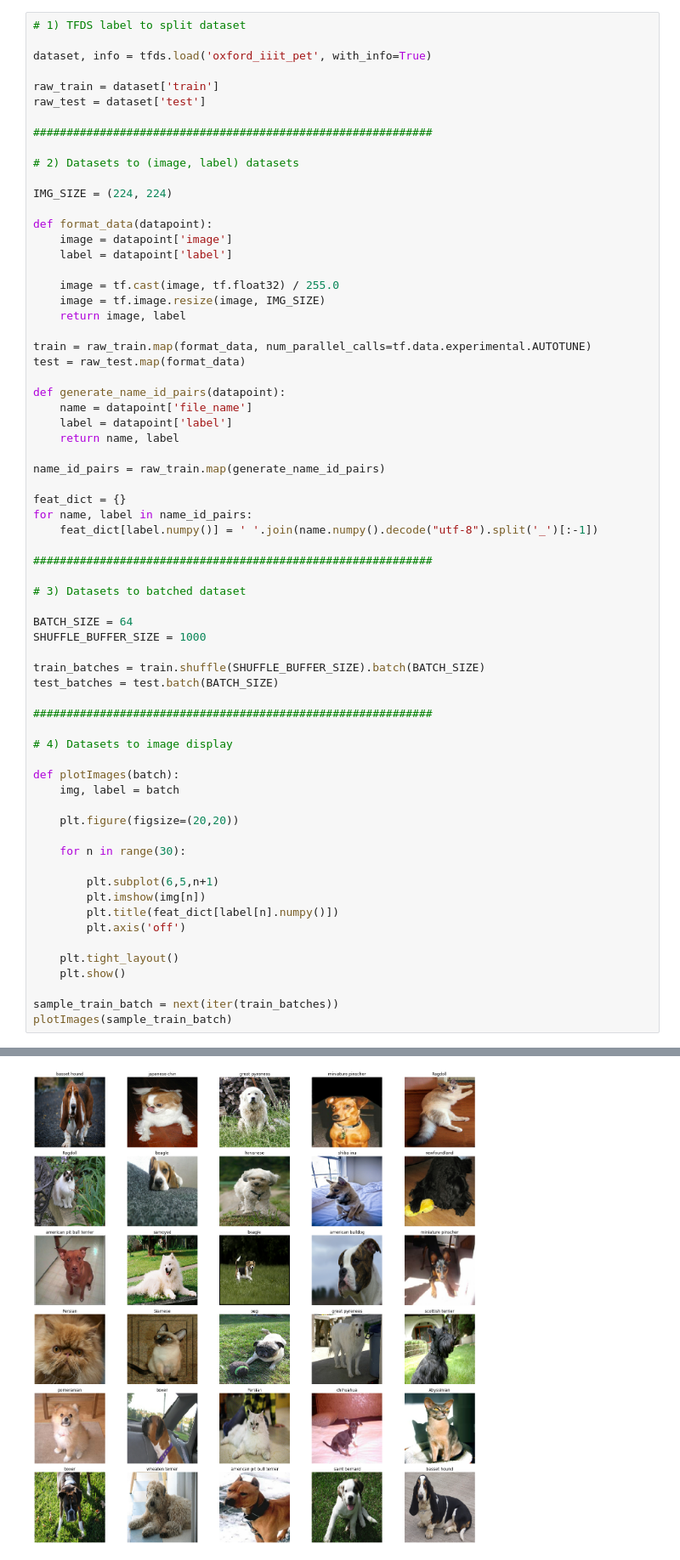
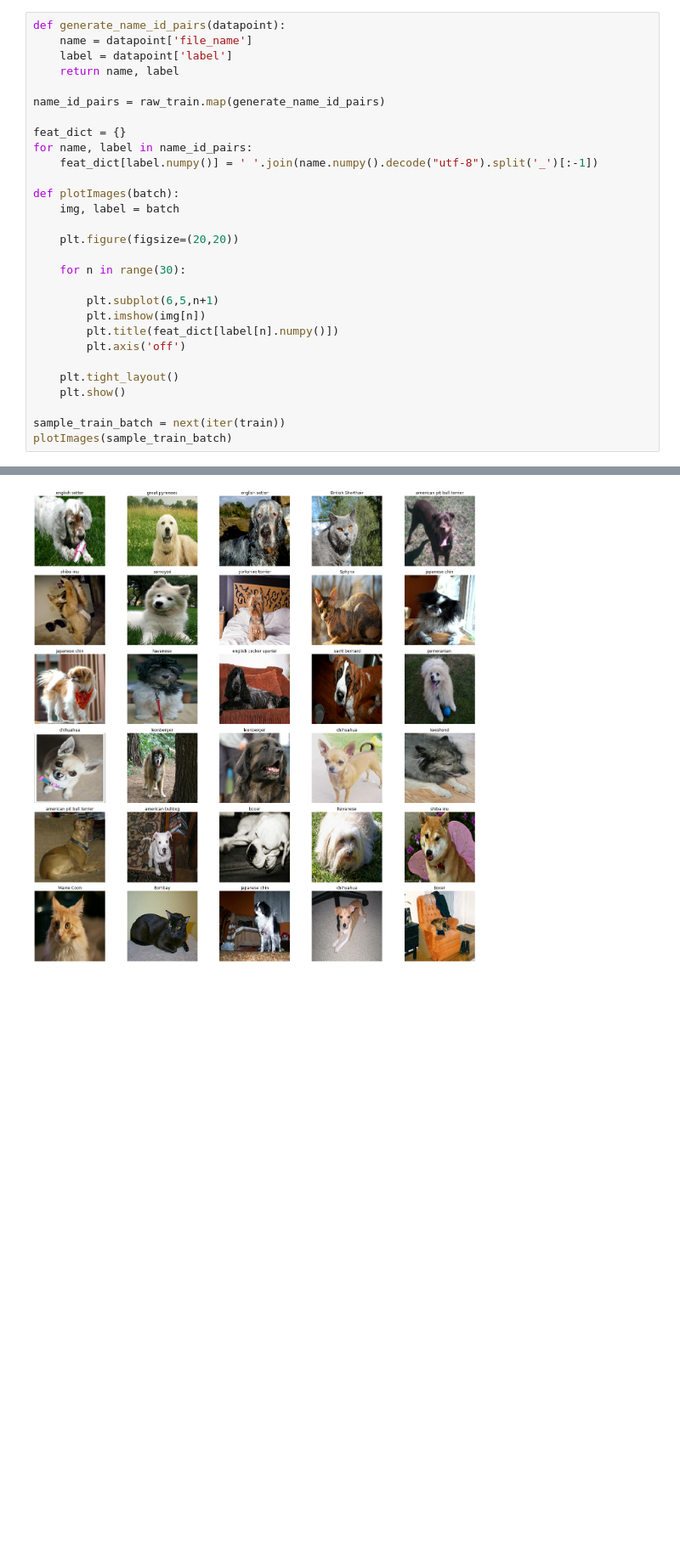
Before and after one commit to philipstevens/notebooks, a Jupyter notebook: oxford_iiit_pet.ipynb, the cells around one changed output, grey strips where cells are left out. Shown at 85% size. Drawn from its saved outputs; the diff is of its cells as text; blank space fills up the shorter version.

```diff
--- a/oxford_iiit_pet.ipynb
+++ b/oxford_iiit_pet.ipynb
@@ -27,28 +97,4 @@ if gpus:
 # %%
-# 1) TFDS label to split dataset
-
-dataset, info = tfds.load('oxford_iiit_pet', with_info=True)
-
-raw_train = dataset['train']
-raw_test = dataset['test']
-
-############################################################
-
-# 2) Datasets to (image, label) datasets
-
-IMG_SIZE = (224, 224)
-
-def format_data(datapoint):
-    image = datapoint['image']
-    label = datapoint['label']
-
-    image = tf.cast(image, tf.float32) / 255.0
-    image = tf.image.resize(image, IMG_SIZE)
-    return image, label
-
-train = raw_train.map(format_data, num_parallel_calls=tf.data.experimental.AUTOTUNE)
-test = raw_test.map(format_data)
-
 def generate_name_id_pairs(datapoint):
     name = datapoint['file_name']
     label = datapoint['label']
@@ -59,20 +105,6 @@ name_id_pairs = raw_train.map(generate_name_id_pairs)
 feat_dict = {}
 for name, label in name_id_pairs:
     feat_dict[label.numpy()] = ' '.join(name.numpy().decode("utf-8").split('_')[:-1])
-
-############################################################
-
-# 3) Datasets to batched dataset
-
-BATCH_SIZE = 64
-SHUFFLE_BUFFER_SIZE = 1000
-
-train_batches = train.shuffle(SHUFFLE_BUFFER_SIZE).batch(BATCH_SIZE)
-test_batches = test.batch(BATCH_SIZE)
-
-############################################################
-
-# 4) Datasets to image display
 
 def plotImages(batch):
     img, label = batch
@@ -89,6 +121,6 @@ def plotImages(batch):
     plt.tight_layout()
     plt.show()
 
-sample_train_batch = next(iter(train_batches))
+sample_train_batch = next(iter(train))
 plotImages(sample_train_batch)
 # %% [output]
@@ -97 +127 @@ WARNING:absl:Warning: Setting shuffle_files=True because split=TRAIN and shuffle
-[figure, old version]
+[figure, new version]
```
Also changed, not shown: parts of 36 cells of this notebook, 6 other files.
